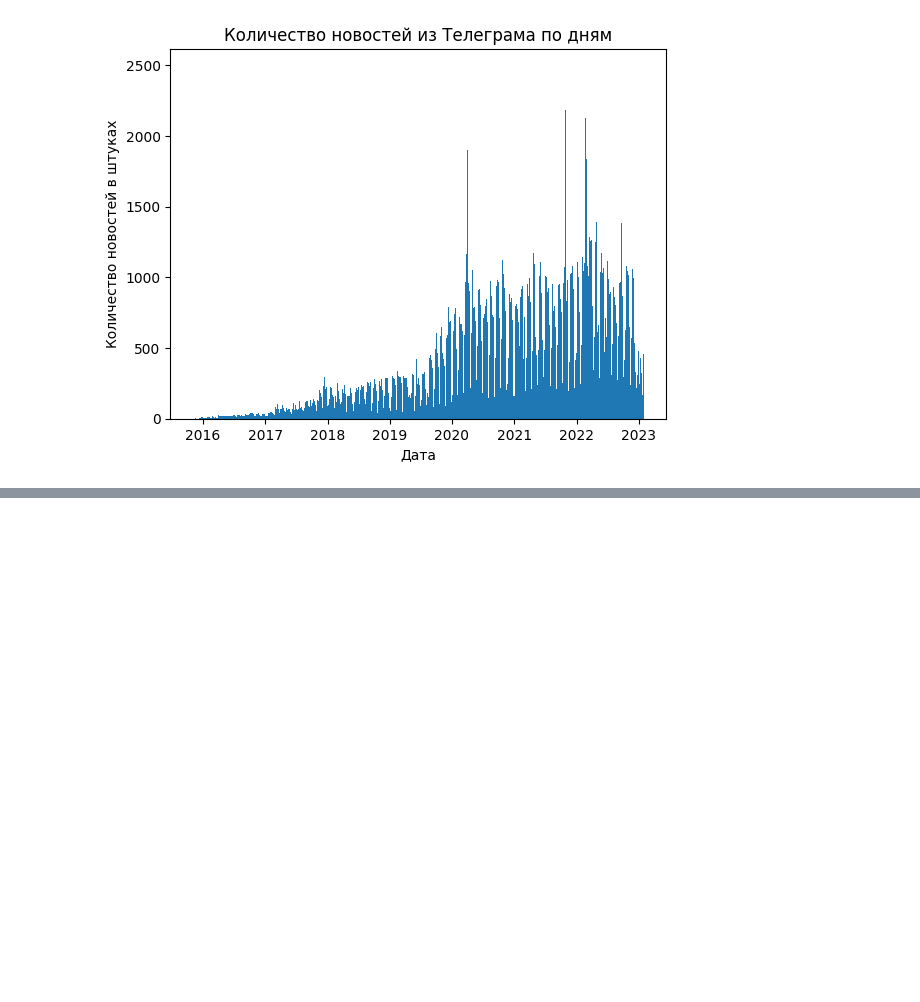
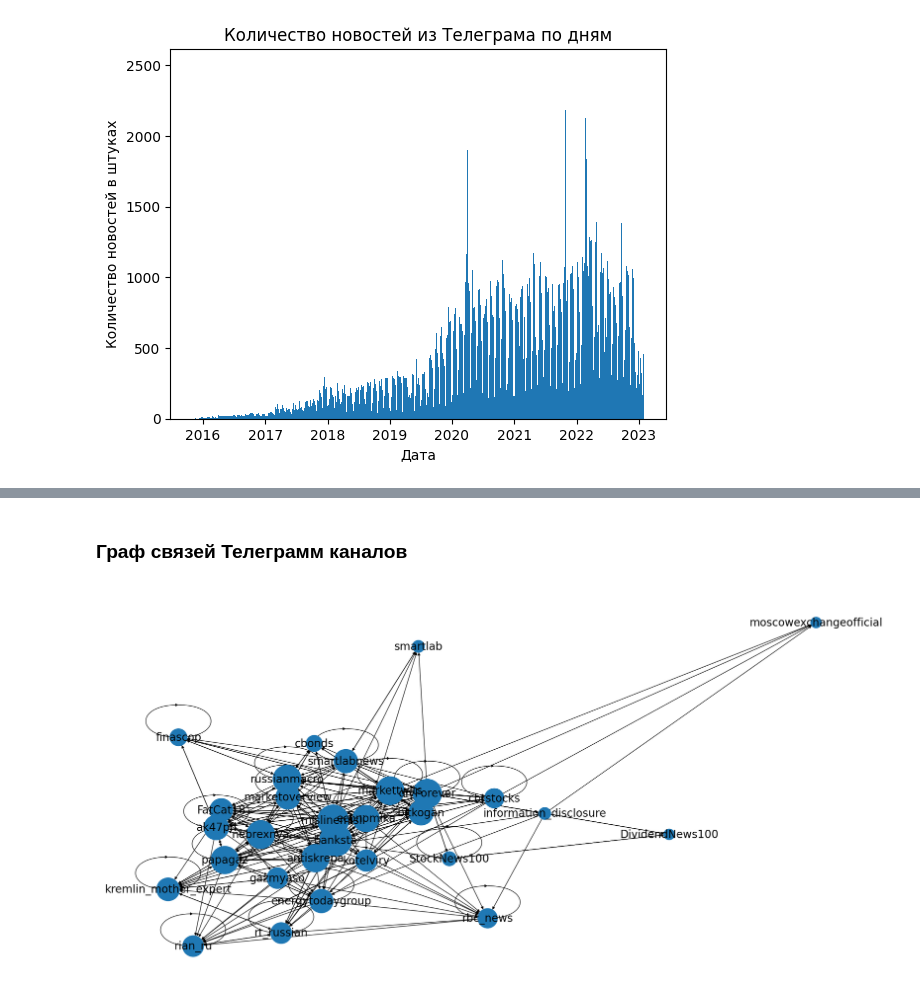
Before and after one commit to BorisenkoGeorgy/Disser_news_stocks, a Jupyter notebook: notebooks/EDA.ipynb, the cells around one changed output, grey strips where cells are left out. Cells and saved outputs as stored; diff of their text form; code cells hidden in the pictures; blank space fills up the shorter version.

```diff
--- a/notebooks/EDA.ipynb
+++ b/notebooks/EDA.ipynb
@@ -231,0 +141,2 @@ bitkogan
+# %% [markdown]
+### Граф связей Телеграмм каналов
@@ -231,0 +156,36 @@ bitkogan
+# %%
+edges = []
+for file, channel in zip(files, channel_lst):
+    df = pd.read_csv(f'Telegram prep/{file}', low_memory=False)
+    df = df[df['fwd_from'].notna()].reset_index(drop=True)
+    for idx, row in df.iterrows():
+        fwd_from = eval(row['fwd_from'])['from_id']
+        if fwd_from is not None and 'channel_id' in fwd_from:
+            fwd = fwd_from['channel_id']
+            # edges.append([channel, fwd])
+            edges.append([int(channel_id_dct[channel]), fwd])
+# %%
+unique, counts = np.unique(edges, return_counts=True)
+edges_filtered = unique[counts > 50]
+
+bool_array = []
+for edge in edges:
+    if (edge[0] in edges_filtered) and (edge[1] in edges_filtered) and (edge[0] in channel_name_dct) and (edge[1] in channel_name_dct):
+        bool_array.append(True)
+    else:
+        bool_array.append(False)
+
+edges_fil = np.array(edges)[bool_array]
+# %%
+edges_fil = np.vectorize(channel_name_dct.get)(edges_fil)
+# %%
+g = nx.DiGraph()
+g.add_edges_from(edges_fil)
+# %%
+plt.figure(figsize = (20, 10))
+pos = nx.spring_layout(g, scale=20, k=3/np.sqrt(g.order()))
+d = dict(g.degree)
+nx.draw(g, pos, with_labels = True, font_size = 20, node_size=[d[k]*100 for k in d])
+plt.show()
+# %% [output]
+[figure, added]
```
Also changed, not shown: parts of 6 cells of this notebook.
